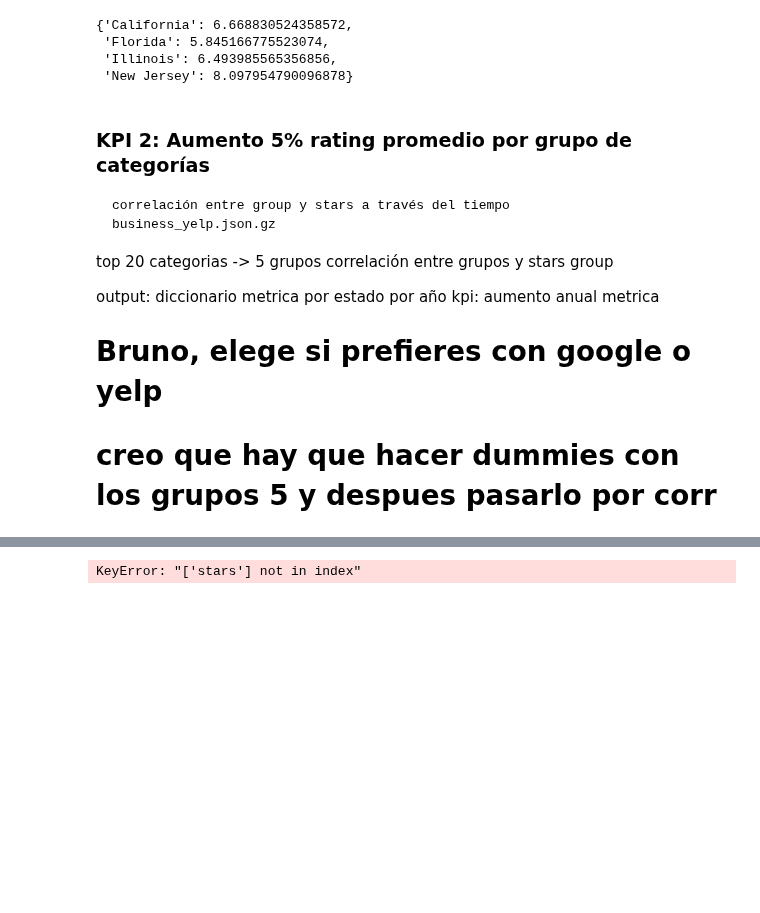
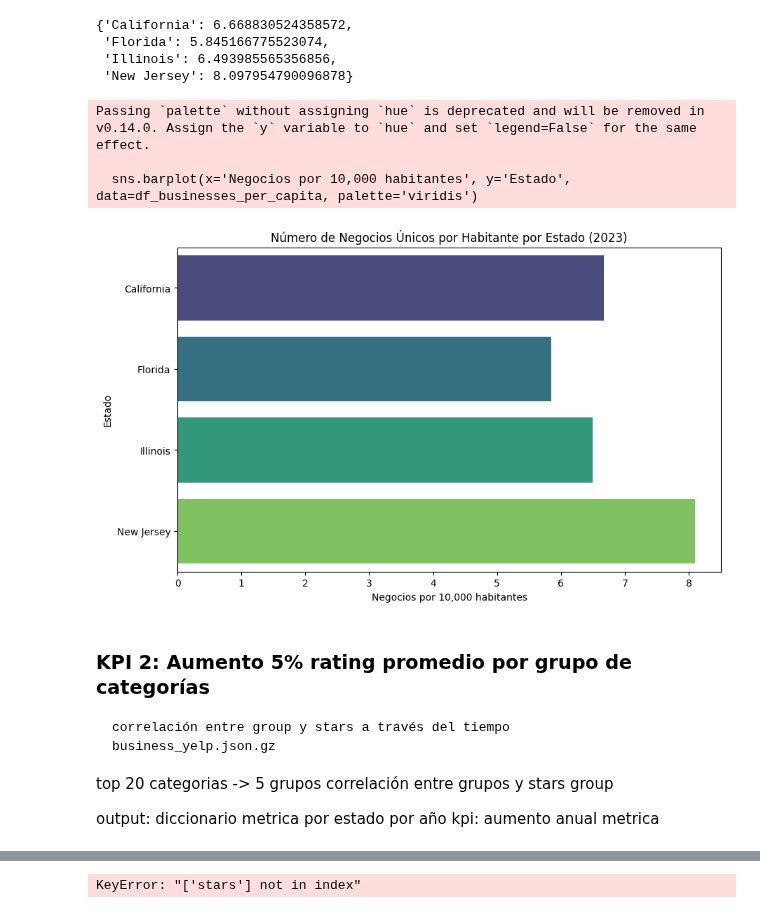
Before and after one commit to Paniceres/GP_Henry, a Jupyter notebook: etl-eda/eda_kpi.ipynb, the cells around one changed output, grey strips where cells are left out. Saved outputs shown, nothing was run; the diff lists cells and outputs as text; code cells hidden in the pictures; blank space fills up the shorter version.

Commit message:
feat(etl-eda): kpi working on graphics

```diff
--- a/etl-eda/eda_kpi.ipynb
+++ b/etl-eda/eda_kpi.ipynb
@@ -101,6 +87,26 @@ businesses_per_capita
  'Florida': 5.845166775523074,
  'Illinois': 6.493985565356856,
  'New Jersey': 8.097954790096878}
+# %%
+# Convertir el diccionario a un DataFrame para Seaborn
+df_businesses_per_capita = pd.DataFrame(list(businesses_per_capita.items()), columns=['Estado', 'Negocios por 10,000 habitantes'])
+
+# Crear un gráfico de barras con Seaborn
+plt.figure(figsize=(10, 6))
+sns.barplot(x='Negocios por 10,000 habitantes', y='Estado', data=df_businesses_per_capita, palette='viridis')
+
+# Añadir título y etiquetas de los ejes
+plt.title('Número de Negocios Únicos por Habitante por Estado (2023)')
+plt.xlabel('Negocios por 10,000 habitantes')
+plt.ylabel('Estado')
+
+# Mostrar el gráfico
+plt.show()
+# %% [output]
+Passing `palette` without assigning `hue` is deprecated and will be removed in v0.14.0. Assign the `y` variable to `hue` and set `legend=False` for the same effect.
+
+  sns.barplot(x='Negocios por 10,000 habitantes', y='Estado', data=df_businesses_per_capita, palette='viridis')
+[figure, added]
 # %% [markdown]
 ### KPI 2: Aumento 5% rating promedio por grupo de categorías
     correlación entre group y stars a través del tiempo
@@ -112,9 +118,6 @@ group
 
 output: diccionario metrica por estado por año
 kpi: aumento anual metrica
-
-# Bruno, elege si prefieres con google o yelp
-# creo que hay que hacer dummies con los grupos 5 y despues pasarlo por corr
 # %%
 df_rg.head(1)
 # %% [output]
```
Also changed, not shown: parts of 9 cells of this notebook.
